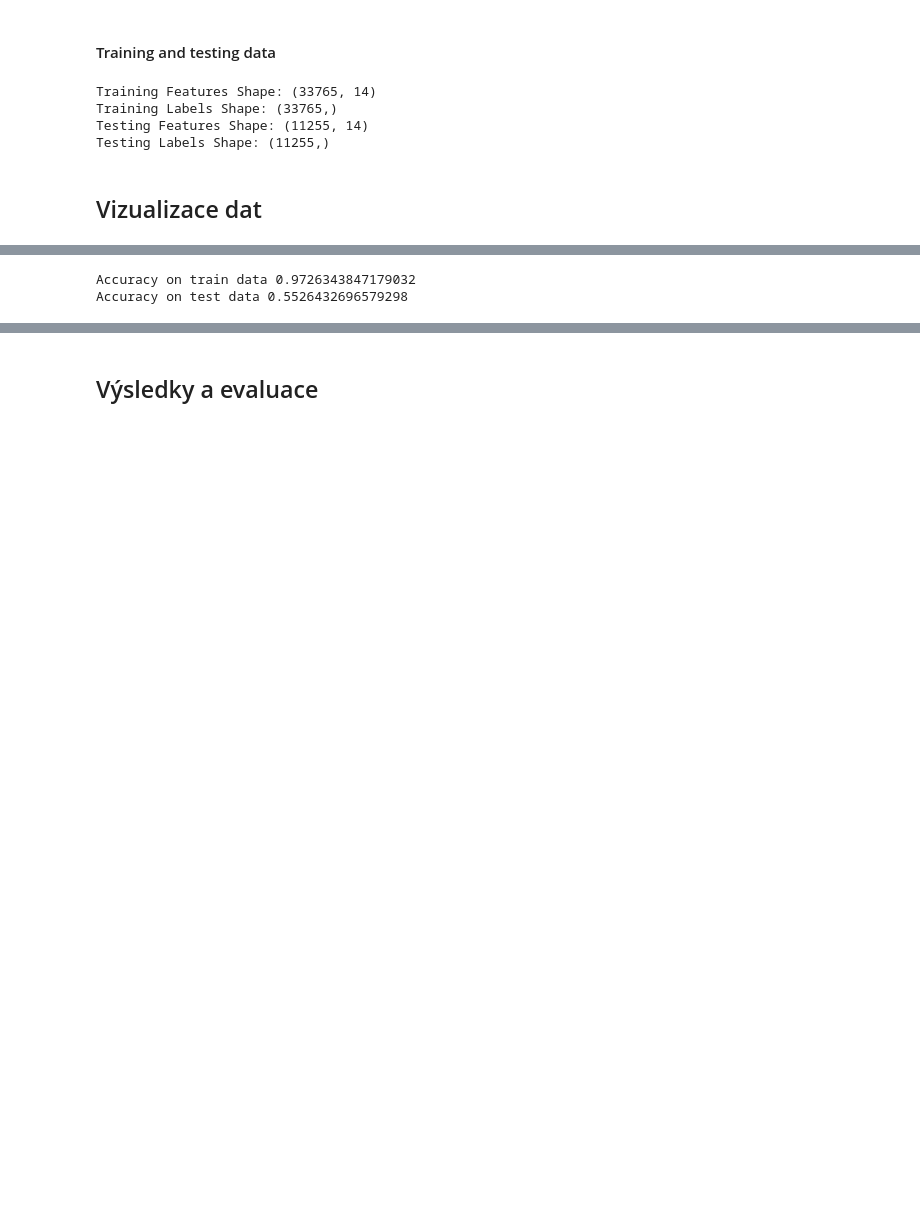
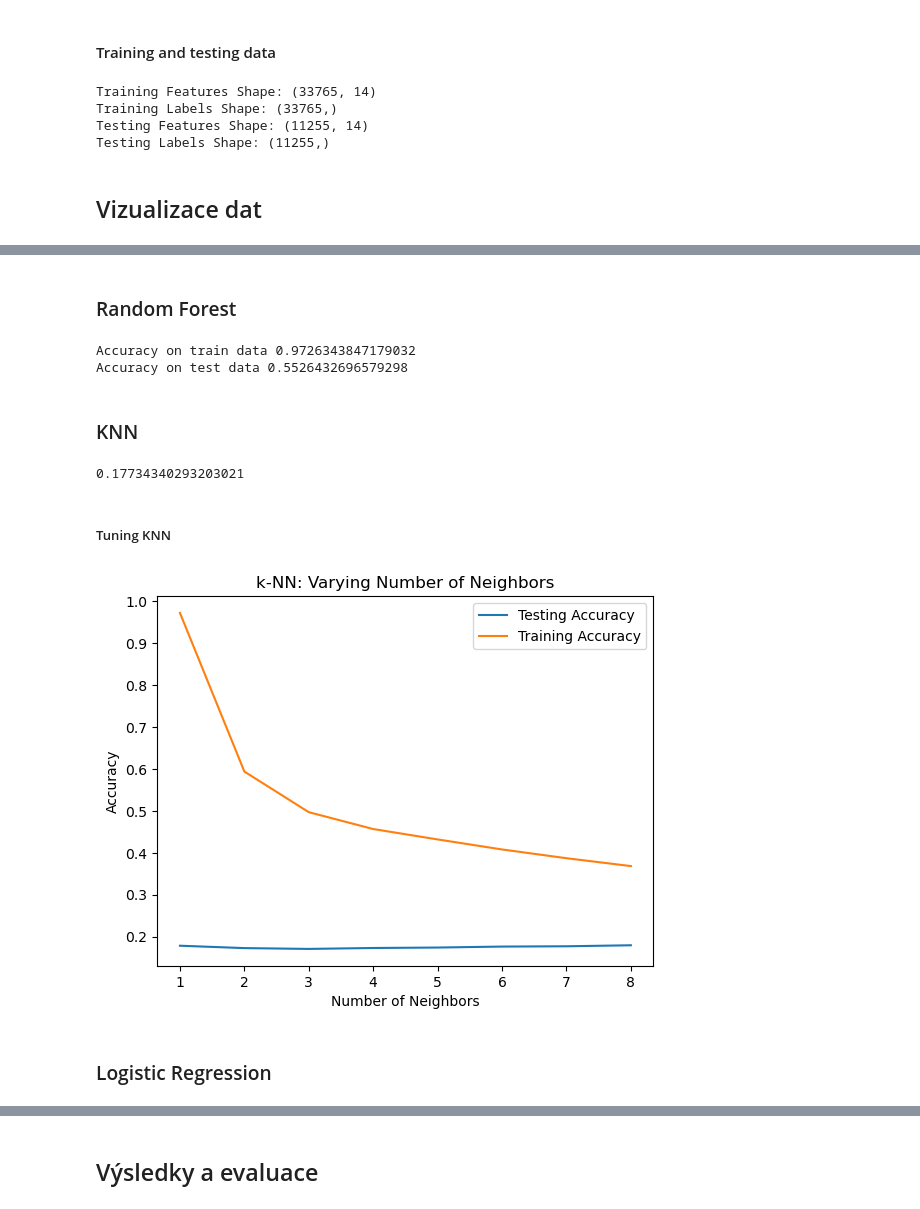
Before and after one commit to albertmirek/4iz566-py-music, a Jupyter notebook: main.ipynb, the cells around one changed output, grey strips where cells are left out. Drawn from its saved outputs; the diff is of its cells as text; code cells hidden in the pictures; blank space fills up the shorter version.

```diff
--- a/main.ipynb
+++ b/main.ipynb
@@ -184,5 +200,6 @@ df['key'] = label_encoder.fit_transform(df['key'])
 #df['key'].unique() #print encoded values
 # %%
 #encode 'mode' column with LabelEncoder()
-df['mode'] = label_encoder.fit_transform(df['mode'])
+mode_encoder = LabelEncoder()
+df['mode'] = mode_encoder.fit_transform(df['mode'])
 #df['mode'].unique() #print encoded values
@@ -194,9 +207,9 @@ df['mode'] = label_encoder.fit_transform(df['mode'])
 #### Training and testing data
 # %%
 # Labels are the values we want to predict
-labels = df['music_genre']
+y = df['music_genre']
 
 #Remove the labels from the features
-features = df.drop('music_genre', axis = 1)
+X = df.drop('music_genre', axis = 1)
 # %%
 #split into test and train sets (#scikit-learn)
@@ -237 +248,3 @@ RandomForestClassifier(random_state=25)
+# %% [markdown]
+### Random Forest
 # %%
@@ -244,3 +257,55 @@ print("Accuracy on test data", clf.score(test_features, test_labels))
 # %% [output]
 Accuracy on train data 0.9726343847179032
 Accuracy on test data 0.5526432696579298
+# %% [markdown]
+### KNN
+# %%
+#KNN
+from sklearn.neighbors import KNeighborsClassifier
+
+# Create a k-NN classifier with 7 neighbors: knn
+knn = KNeighborsClassifier(n_neighbors = 10)
+
+# Fit the classifier to the training data
+knn.fit(X_train,y_train)
+
+# Print the accuracy
+print(knn.score(X_test, y_test))
+# %% [output]
+0.17734340293203021
+# %% [markdown]
+##### Tuning KNN
+# %%
+## TODO: předělat, vezmu si
+#Tuning KNN ##
+# Setup arrays to store train and test accuracies
+neighbors = np.arange(1, 9)
+train_accuracy = np.empty(len(neighbors))
+test_accuracy = np.empty(len(neighbors))
+
+# Loop over different values of k
+for i, k in enumerate(neighbors):
+    # Setup a k-NN Classifier with k neighbors: knn
+    knn = KNeighborsClassifier(n_neighbors = k)
+
+    # Fit the classifier to the training data
+    knn.fit(X_train, y_train)
+
+    #Compute accuracy on the training set
+    train_accuracy[i] = knn.score(X_train, y_train)
+
+    #Compute accuracy on the testing set
+    test_accuracy[i] = knn.score(X_test, y_test)
+
+# Generate plot
+plt.title('k-NN: Varying Number of Neighbors')
+plt.plot(neighbors, test_accuracy, label = 'Testing Accuracy')
+plt.plot(neighbors, train_accuracy, label = 'Training Accuracy')
+plt.legend()
+plt.xlabel('Number of Neighbors')
+plt.ylabel('Accuracy')
+plt.show()
+# %% [output]
+[figure, added]
+# %% [markdown]
+### Logistic Regression
```
Also changed, not shown: parts of 26 cells of this notebook.
